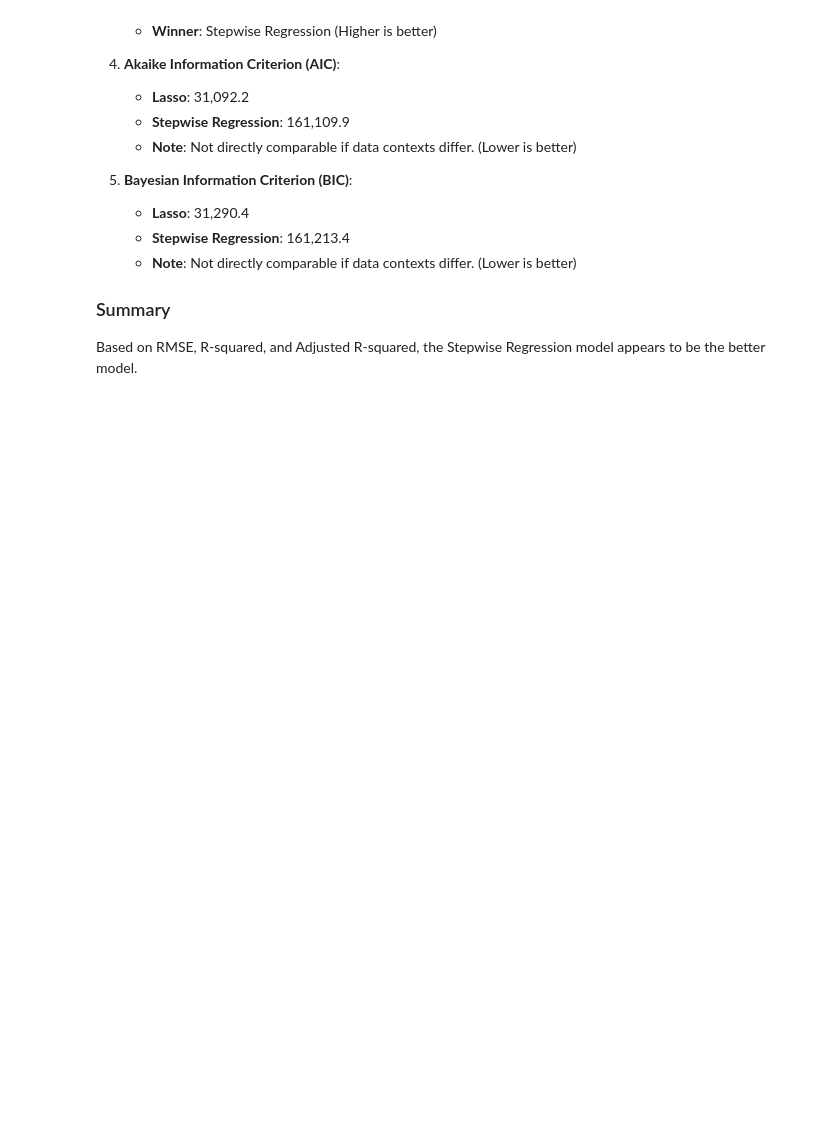
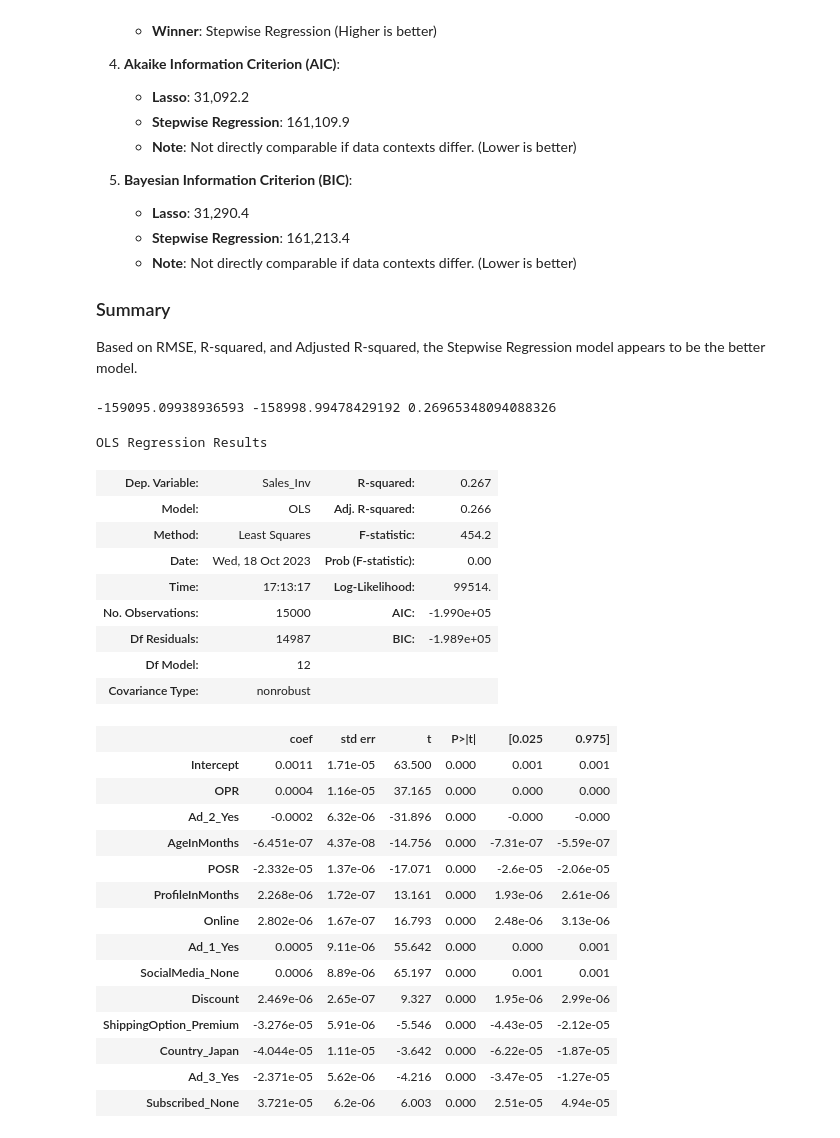
Before and after one commit to NicolasAnema/MatiesMarketPlace, a Jupyter notebook: matiesmarketplace.ipynb, the cells around one changed output. Cells and saved outputs as stored; diff of their text form; code cells hidden in the pictures; blank space fills up the shorter version.

```diff
--- a/matiesmarketplace.ipynb
+++ b/matiesmarketplace.ipynb
@@ -639,3 +531,83 @@ rmse, r2, adj_r2, aic, bic
 ### Summary
 
 Based on RMSE, R-squared, and Adjusted R-squared, the Stepwise Regression model appears to be the better model.
+# %%
+import pandas as pd
+from sklearn.model_selection import train_test_split
+from sklearn.linear_model import LinearRegression
+import statsmodels.api as sm
+import statsmodels.formula.api as smf
+import numpy as np
+
+categorical_vars = df.select_dtypes(include=['object']).columns
+df = pd.get_dummies(df, columns=categorical_vars, drop_first=True, dtype='int64')
+
+df['Sales_Inv'] = 1 / df['Sales']
+
+selected_features = [
+    'OPR',
+    'Ad_2_Yes',
+    'AgeInMonths',
+    'POSR',
+    'ProfileInMonths',
+    'Online',
+    'Ad_1_Yes',
+    'SocialMedia_None',
+    'Discount',
+    'ShippingOption_Premium',
+    'Country_Japan',
+    'Ad_3_Yes',
+    'Subscribed_None',
+    'AvgSpend'
+]
+
+X = df[selected_features]
+y = df['Sales_Inv']
+X_train, X_test, y_train, y_test = train_test_split(X, y, test_size=0.2, random_state=42)
+
+linear_model = LinearRegression()
+linear_model.fit(X_train, y_train)
+
+formula = 'Sales_Inv ~ ' + ' + '.join(selected_features)
+formula_model = smf.ols(formula=formula, data=df).fit()
+
+
+y_pred = linear_model.predict(X_test)
+
+X_train_const = sm.add_constant(X_train)  # Adding a constant for the intercept term
+ols_model = sm.OLS(y_train, X_train_const)
+ols_results = ols_model.fit()
+aic = ols_results.aic
+bic = ols_results.bic
+adj_r2 = ols_results.rsquared_adj
+
+print(aic, bic, adj_r2)
+
+formula_model.summary()
+# %% [output]
+-159095.09938936593 -158998.99478429192 0.26965348094088326
+OLS Regression Results
+| Dep. Variable: | Sales_Inv | R-squared: | 0.267 |
+| Model: | OLS | Adj. R-squared: | 0.266 |
+| Method: | Least Squares | F-statistic: | 454.2 |
+| Date: | Wed, 18 Oct 2023 | Prob (F-statistic): | 0.00 |
+| Time: | 17:13:17 | Log-Likelihood: | 99514. |
+| No. Observations: | 15000 | AIC: | -1.990e+05 |
+| Df Residuals: | 14987 | BIC: | -1.989e+05 |
+| Df Model: | 12 |  |  |
+| Covariance Type: | nonrobust |  |  |
+|  | coef | std err | t | P>|t| | [0.025 | 0.975] |
+| Intercept | 0.0011 | 1.71e-05 | 63.500 | 0.000 | 0.001 | 0.001 |
+| OPR | 0.0004 | 1.16e-05 | 37.165 | 0.000 | 0.000 | 0.000 |
+| Ad_2_Yes | -0.0002 | 6.32e-06 | -31.896 | 0.000 | -0.000 | -0.000 |
+| AgeInMonths | -6.451e-07 | 4.37e-08 | -14.756 | 0.000 | -7.31e-07 | -5.59e-07 |
+| POSR | -2.332e-05 | 1.37e-06 | -17.071 | 0.000 | -2.6e-05 | -2.06e-05 |
+| ProfileInMonths | 2.268e-06 | 1.72e-07 | 13.161 | 0.000 | 1.93e-06 | 2.61e-06 |
+| Online | 2.802e-06 | 1.67e-07 | 16.793 | 0.000 | 2.48e-06 | 3.13e-06 |
+| Ad_1_Yes | 0.0005 | 9.11e-06 | 55.642 | 0.000 | 0.000 | 0.001 |
+| SocialMedia_None | 0.0006 | 8.89e-06 | 65.197 | 0.000 | 0.001 | 0.001 |
+| Discount | 2.469e-06 | 2.65e-07 | 9.327 | 0.000 | 1.95e-06 | 2.99e-06 |
+| ShippingOption_Premium | -3.276e-05 | 5.91e-06 | -5.546 | 0.000 | -4.43e-05 | -2.12e-05 |
+| Country_Japan | -4.044e-05 | 1.11e-05 | -3.642 | 0.000 | -6.22e-05 | -1.87e-05 |
+| Ad_3_Yes | -2.371e-05 | 5.62e-06 | -4.216 | 0.000 | -3.47e-05 | -1.27e-05 |
+| Subscribed_None | 3.721e-05 | 6.2e-06 | 6.003 | 0.000 | 2.51e-05 | 4.94e-05 |
```
Also changed, not shown: parts of 33 cells of this notebook.
